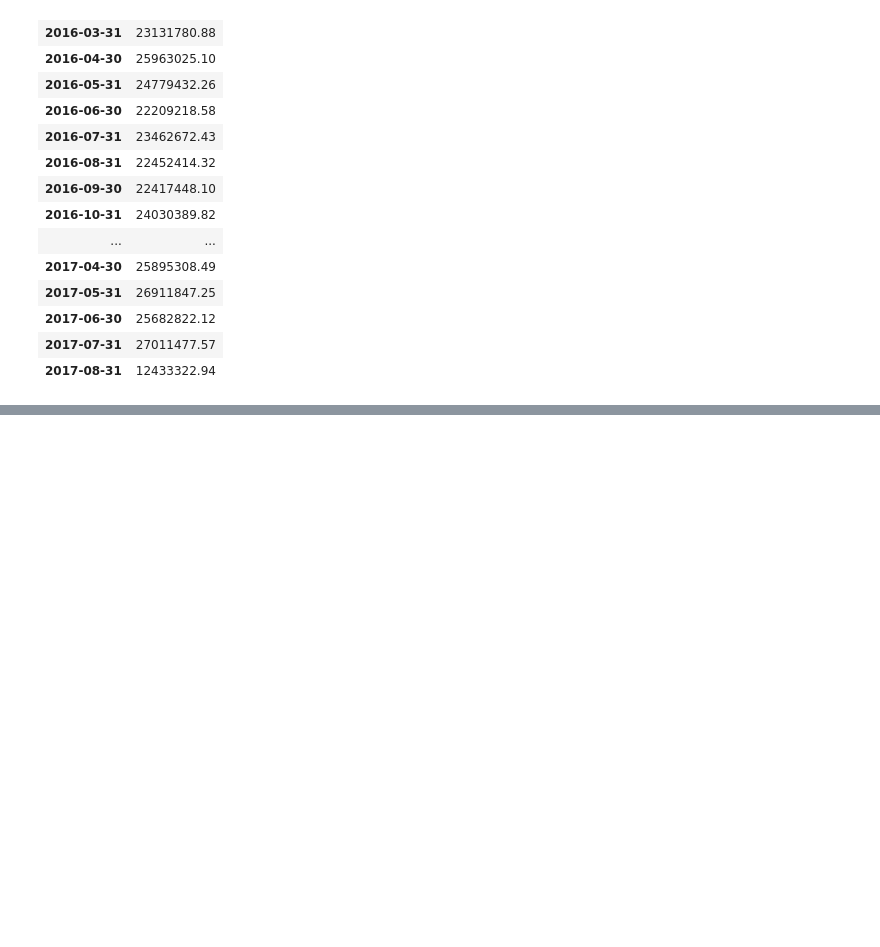
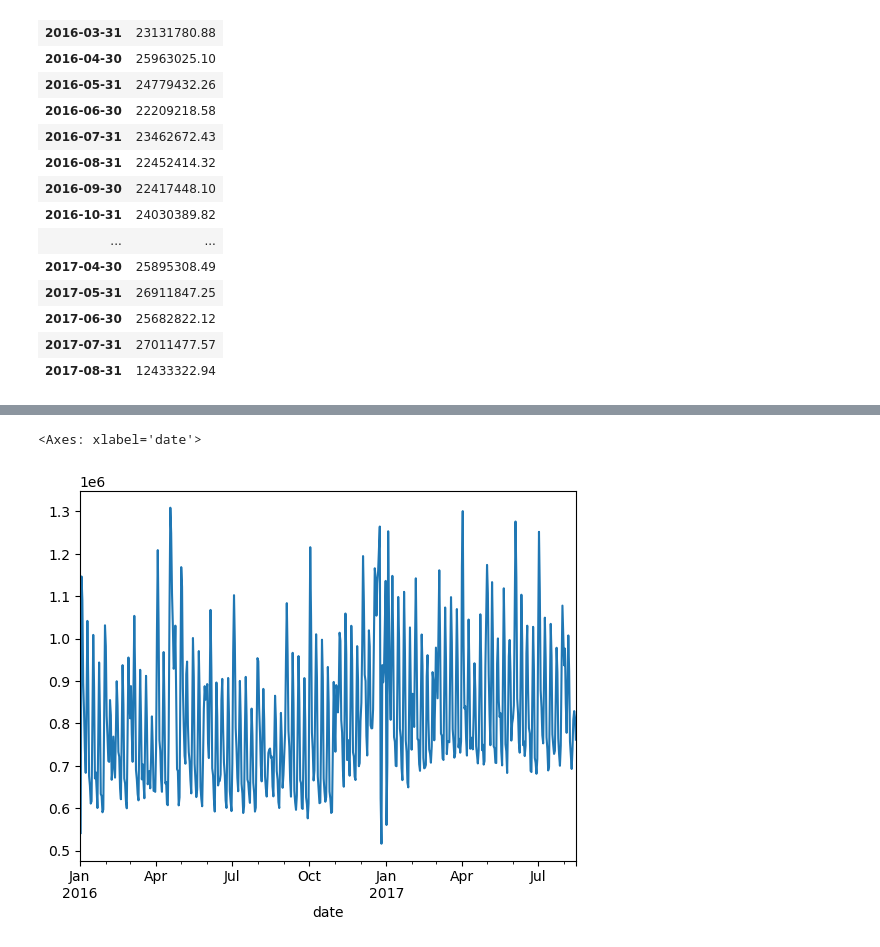
Before and after one commit to maciejsss/data-analysis-pandas, a Jupyter notebook: date_time.ipynb, the cells around one changed output, grey strips where cells are left out. Saved outputs shown, nothing was run; the diff lists cells and outputs as text; code cells hidden in the pictures; blank space fills up the shorter version.

```diff
--- a/date_time.ipynb
+++ b/date_time.ipynb
@@ -387,3 +370,5 @@ retail.set_index('date').loc[:,['sales']].resample('M').sum().round(2)
 | 2017-06-30 | 25682822.12 |
 | 2017-07-31 | 27011477.57 |
 | 2017-08-31 | 12433322.94 |
+# %%
+retail_daily = retail.set_index('date').loc[:,'sales'].resample('D').sum().round(2)
@@ -389,0 +407,5 @@ retail.set_index('date').loc[:,['sales']].resample('M').sum().round(2)
+# %%
+retail_daily.rolling(2).mean().plot()
+# %% [output]
+<Axes: xlabel='date'>
+[figure, added]
```
Also changed, not shown: parts of 8 cells of this notebook, 1 other file.
